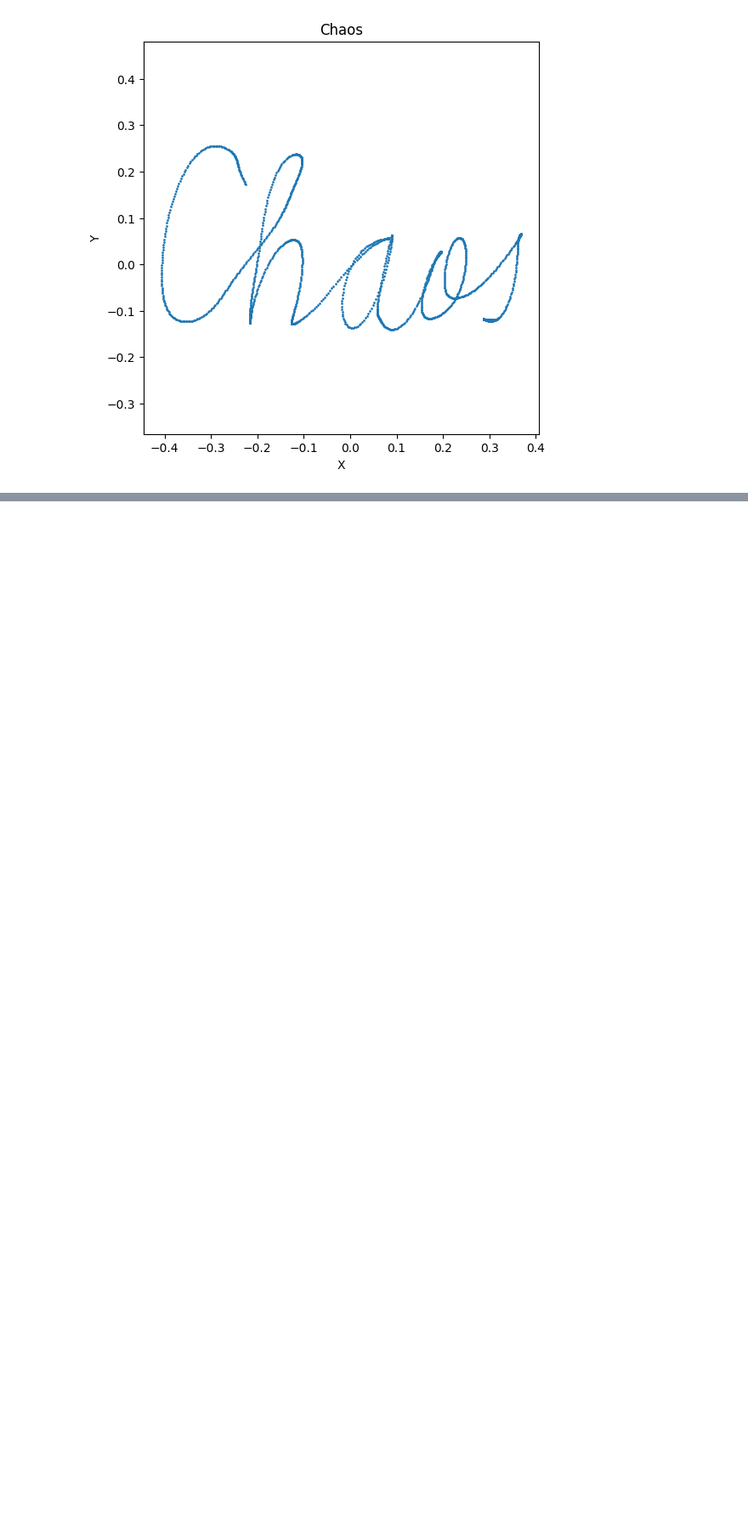
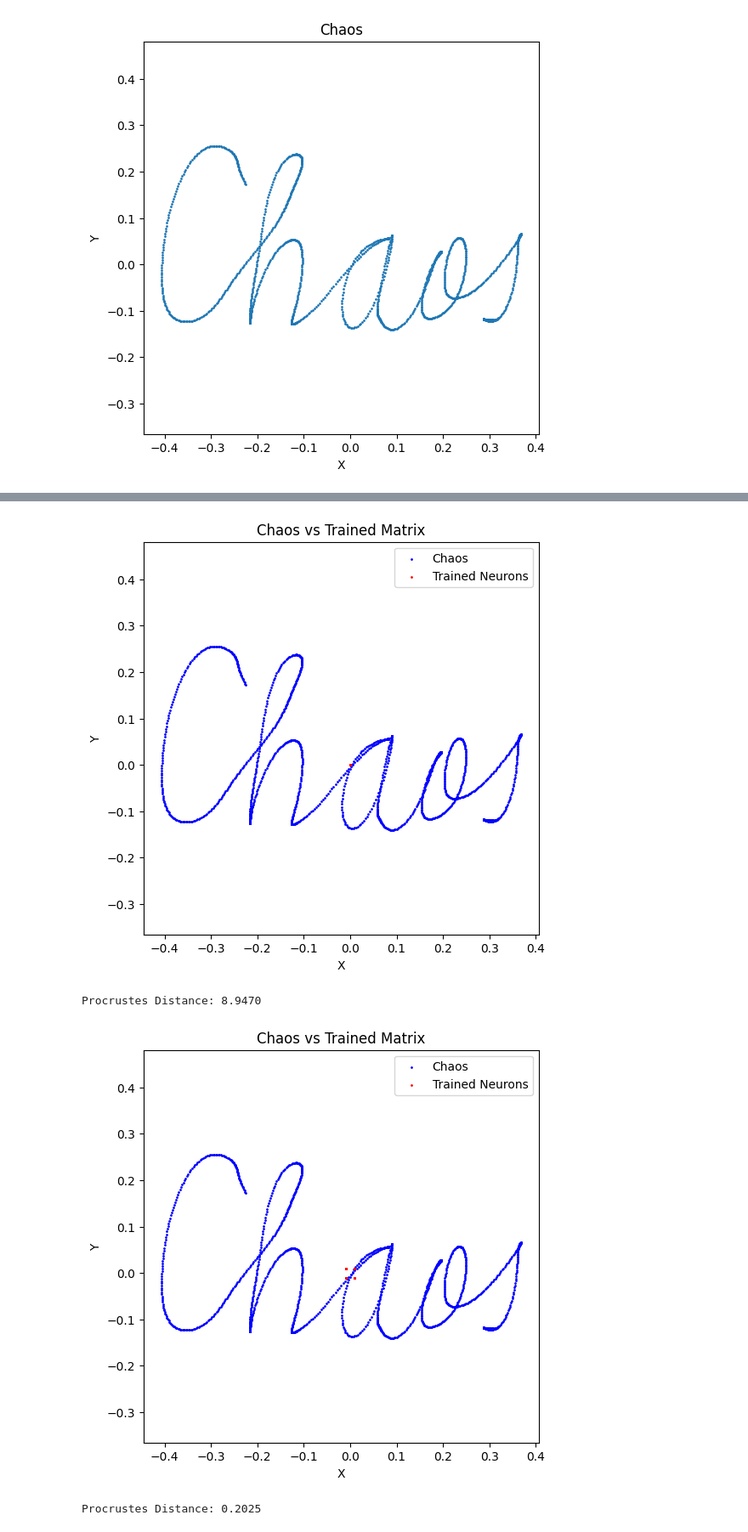
Before and after one commit to Equite774/SerreLabExercises, a Jupyter notebook: align_matrix_model.ipynb, the cells around one changed output, grey strips where cells are left out. Shown at 85% size. Drawn from its saved outputs; the diff is of its cells as text; code cells hidden in the pictures; blank space fills up the shorter version.

```diff
--- a/align_matrix_model.ipynb
+++ b/align_matrix_model.ipynb
@@ -86,0 +95,8 @@ Chaos shape: torch.Size([2, 1322])
+# %%
+neurons = torch.zeros_like(chaos, requires_grad=True)
+train_2d_to_2d(neurons, torch.tensor(chaos, dtype=torch.float32), epochs=200)
+# %% [output]
+[figure, added]
+Procrustes Distance: 8.9470
+[figure, added]
+Procrustes Distance: 0.2025
```
Also changed, not shown: parts of 15 cells of this notebook, 2 other files.
